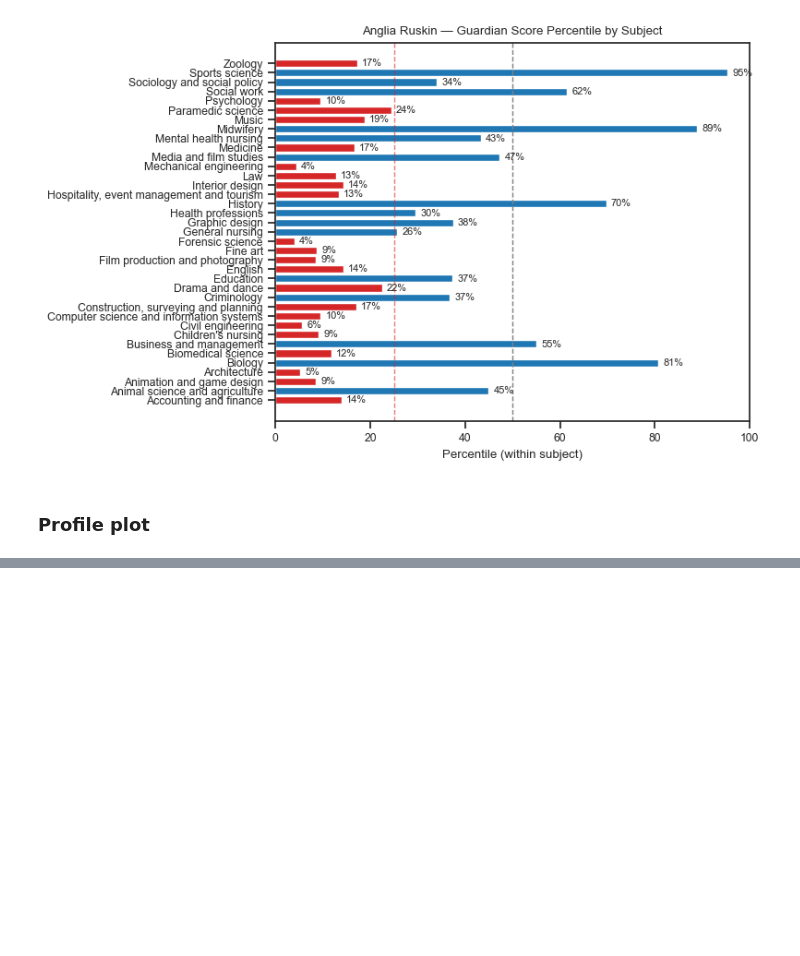
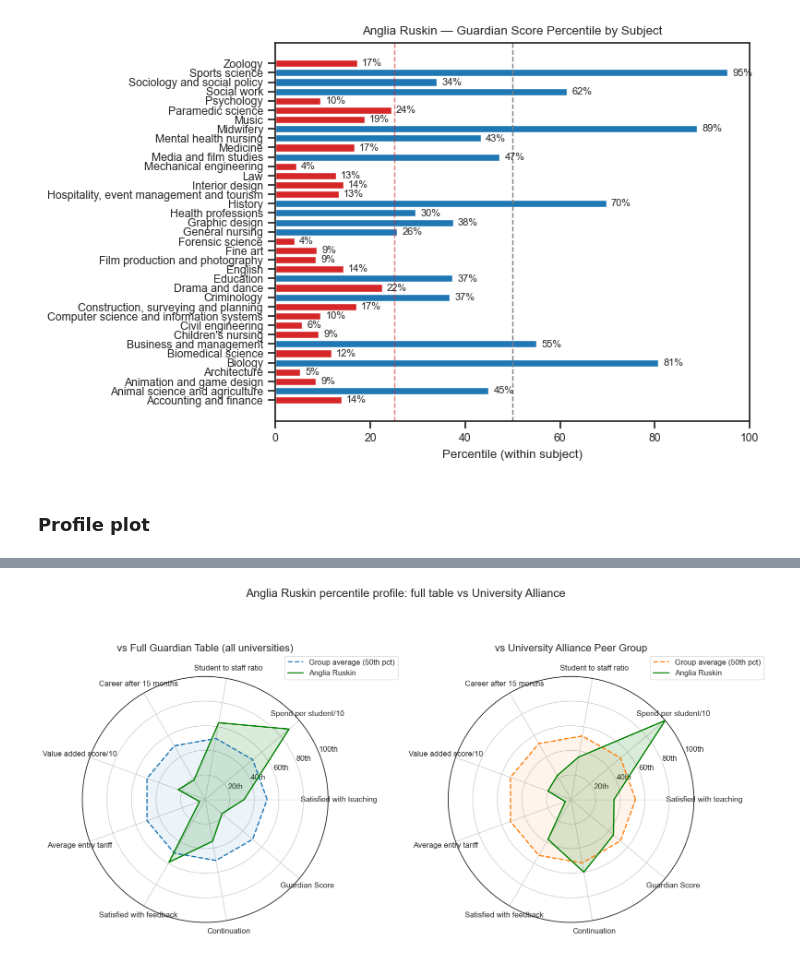
Before and after one commit to mjduarterosa/guardian-univ-ranking, a Jupyter notebook: explore_ranking.ipynb, the cells around one changed output, grey strips where cells are left out. Drawn from its saved outputs; the diff is of its cells as text; code cells hidden in the pictures; blank space fills up the shorter version.

```diff
--- a/explore_ranking.ipynb
+++ b/explore_ranking.ipynb
@@ -484,0 +484,79 @@ KeyError: 'Satisfied with teaching'
+# %%
+# ---------------------------------------------------------------
+# Load data
+# ---------------------------------------------------------------
+TARGET_INSTITUTION = "Anglia Ruskin"
+TARGET = "guardianScore"
+
+metrics = main_rank.columns[7:].to_list()
+
+# Include Guardian Score itself as one of the radar axes
+all_cols = metrics + [TARGET]
+
+# University Alliance member institutions
+university_alliance = ua_universities
+
+# ---------------------------------------------------------------
+# Helper: compute ARU + peer-group-average percentiles for a
+# given subset of the data
+# ---------------------------------------------------------------
+def compute_profile(data, cols, target_institution):
+    work = data.copy()
+    pct_cols = []
+    for col in cols:
+        pct_col = f"{col}_pct"
+        work[pct_col] = work[col].rank(pct=True) * 100
+        pct_cols.append(pct_col)
+
+    aru_row = work.loc[work["name"] == target_institution, pct_cols].iloc[0]
+    group_avg = work[pct_cols].mean()
+    return aru_row.tolist(), group_avg.tolist()
+
+full_aru, full_avg = compute_profile(df, all_cols, TARGET_INSTITUTION)
+
+ua_df = df[df["name"].isin(university_alliance)].copy()
+ua_aru, ua_avg = compute_profile(ua_df, all_cols, TARGET_INSTITUTION)
+
+# ---------------------------------------------------------------
+# Radar setup
+# ---------------------------------------------------------------
+labels = metrics_labels + ["Guardian Score"]
+n = len(labels)
+angles = np.linspace(0, 2 * np.pi, n, endpoint=False).tolist()
+angles += angles[:1]
+
+def close_loop(values):
+    return values + [values[0]]
+
+fig, axes = plt.subplots(1, 2, figsize=(16, 8), subplot_kw=dict(polar=True))
+
+panel_data = [
+    (axes[0], full_aru, full_avg, "vs Full Guardian Table (all universities)", "tab:blue"),
+    (axes[1], ua_aru, ua_avg, "vs University Alliance Peer Group", "tab:orange"),
+]
+
+for ax, aru_vals, avg_vals, title, avg_color in panel_data:
+    aru_closed = close_loop(aru_vals)
+    avg_closed = close_loop(avg_vals)
+
+    ax.plot(angles, avg_closed, color=avg_color, linewidth=2, linestyle="--",
+            label="Group average (50th pct)")
+    ax.fill(angles, avg_closed, color=avg_color, alpha=0.08)
+
+    ax.plot(angles, aru_closed, color="green", linewidth=2, label="Anglia Ruskin")
+    ax.fill(angles, aru_closed, color="green", alpha=0.15)
+
+    ax.set_xticks(angles[:-1])
+    ax.set_xticklabels(labels, fontsize=12)
+    ax.set_ylim(0, 100)
+    ax.set_yticks([20, 40, 60, 80, 100])
+    ax.set_yticklabels(["20th", "40th", "60th", "80th", "100th"], fontsize=12)
+    ax.set_title(title, fontsize=16, pad=40)
+    ax.legend(loc="upper right", bbox_to_anchor=(1.3, 1.1), fontsize=12)
+
+fig.suptitle("Anglia Ruskin percentile profile: full table vs University Alliance",
+             fontsize=18, y=1.02)
+plt.tight_layout()
+plt.show()
+# %% [output]
+[figure, added]
```
Also changed, not shown: parts of 1 cell of this notebook.
